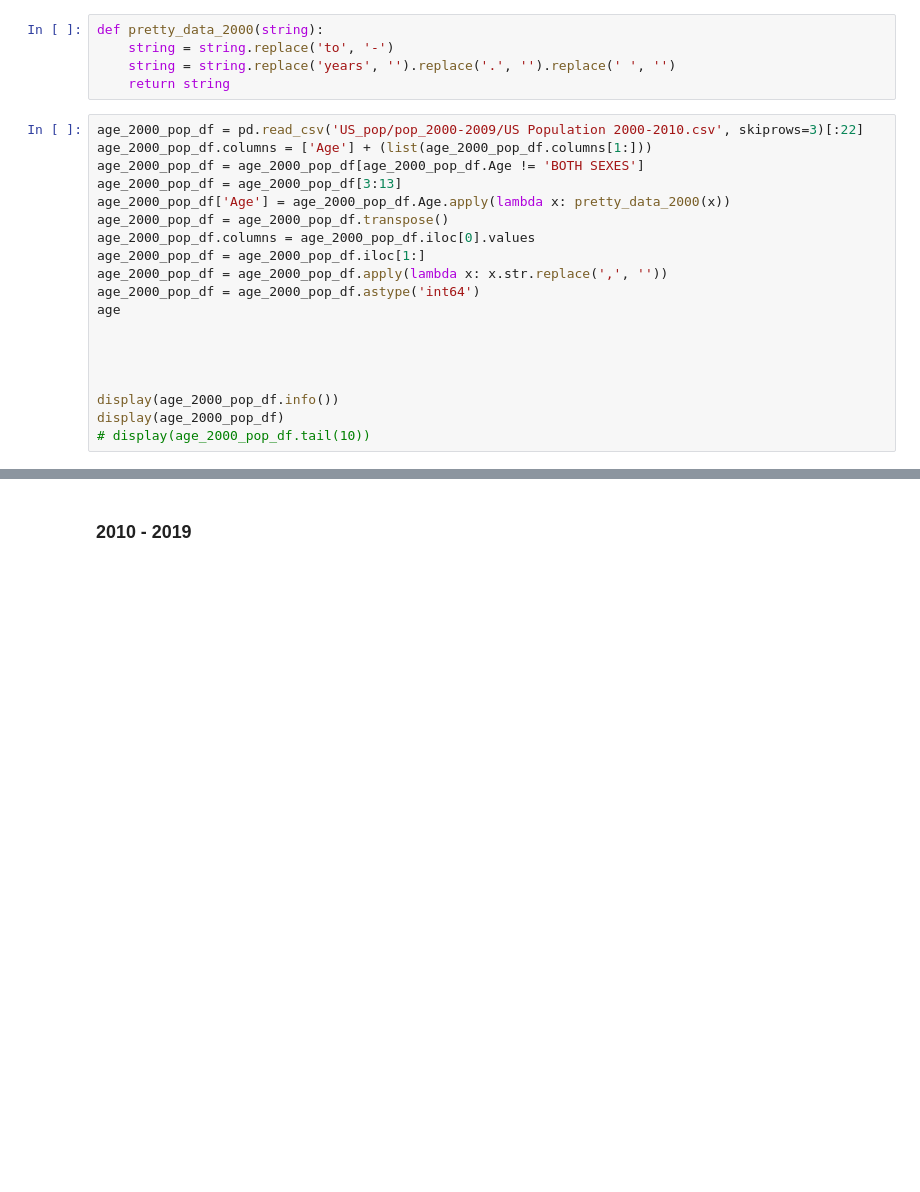
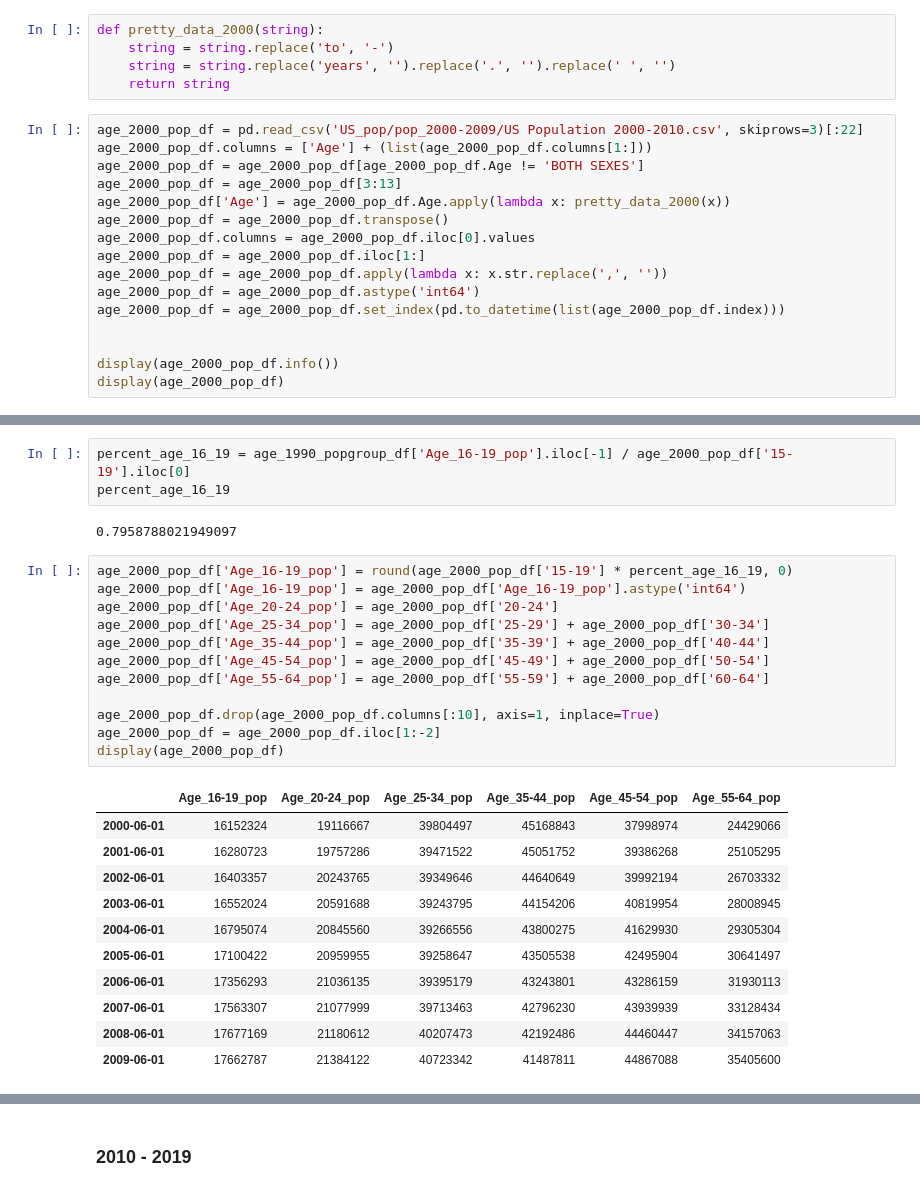
Before and after one commit to zapatos24/Employment_Prediction_LSTM_NN, a Jupyter notebook: mod_7_project.ipynb, the cells around one changed output, grey strips where cells are left out. Saved outputs shown, nothing was run; the diff lists cells and outputs as text; blank space fills up the shorter version.

```diff
--- a/mod_7_project.ipynb
+++ b/mod_7_project.ipynb
@@ -289,13 +289,10 @@ age_2000_pop_df.columns = age_2000_pop_df.iloc[0].values
 age_2000_pop_df = age_2000_pop_df.iloc[1:]
 age_2000_pop_df = age_2000_pop_df.apply(lambda x: x.str.replace(',', ''))
 age_2000_pop_df = age_2000_pop_df.astype('int64')
-age
-
-
+age_2000_pop_df = age_2000_pop_df.set_index(pd.to_datetime(list(age_2000_pop_df.index)))
 
 
 display(age_2000_pop_df.info())
 display(age_2000_pop_df)
-# display(age_2000_pop_df.tail(10))
 # %% [output]
 <class 'pandas.core.frame.DataFrame'>
@@ -330,0 +328,29 @@ None
+# %%
+percent_age_16_19 = age_1990_popgroup_df['Age_16-19_pop'].iloc[-1] / age_2000_pop_df['15-19'].iloc[0]
+percent_age_16_19
+# %% [output]
+0.7958788021949097
+# %%
+age_2000_pop_df['Age_16-19_pop'] = round(age_2000_pop_df['15-19'] * percent_age_16_19, 0)
+age_2000_pop_df['Age_16-19_pop'] = age_2000_pop_df['Age_16-19_pop'].astype('int64')
+age_2000_pop_df['Age_20-24_pop'] = age_2000_pop_df['20-24']
+age_2000_pop_df['Age_25-34_pop'] = age_2000_pop_df['25-29'] + age_2000_pop_df['30-34']
+age_2000_pop_df['Age_35-44_pop'] = age_2000_pop_df['35-39'] + age_2000_pop_df['40-44']
+age_2000_pop_df['Age_45-54_pop'] = age_2000_pop_df['45-49'] + age_2000_pop_df['50-54']
+age_2000_pop_df['Age_55-64_pop'] = age_2000_pop_df['55-59'] + age_2000_pop_df['60-64']
+
+age_2000_pop_df.drop(age_2000_pop_df.columns[:10], axis=1, inplace=True)
+age_2000_pop_df = age_2000_pop_df.iloc[1:-2]
+display(age_2000_pop_df)
+# %% [output]
+|  | Age_16-19_pop | Age_20-24_pop | Age_25-34_pop | Age_35-44_pop | Age_45-54_pop | Age_55-64_pop |
+| 2000-06-01 | 16152324 | 19116667 | 39804497 | 45168843 | 37998974 | 24429066 |
+| 2001-06-01 | 16280723 | 19757286 | 39471522 | 45051752 | 39386268 | 25105295 |
+| 2002-06-01 | 16403357 | 20243765 | 39349646 | 44640649 | 39992194 | 26703332 |
+| 2003-06-01 | 16552024 | 20591688 | 39243795 | 44154206 | 40819954 | 28008945 |
+| 2004-06-01 | 16795074 | 20845560 | 39266556 | 43800275 | 41629930 | 29305304 |
+| 2005-06-01 | 17100422 | 20959955 | 39258647 | 43505538 | 42495904 | 30641497 |
+| 2006-06-01 | 17356293 | 21036135 | 39395179 | 43243801 | 43286159 | 31930113 |
+| 2007-06-01 | 17563307 | 21077999 | 39713463 | 42796230 | 43939939 | 33128434 |
+| 2008-06-01 | 17677169 | 21180612 | 40207473 | 42192486 | 44460447 | 34157063 |
+| 2009-06-01 | 17662787 | 21384122 | 40723342 | 41487811 | 44867088 | 35405600 |
```
Also changed, not shown: parts of 2 cells of this notebook.
